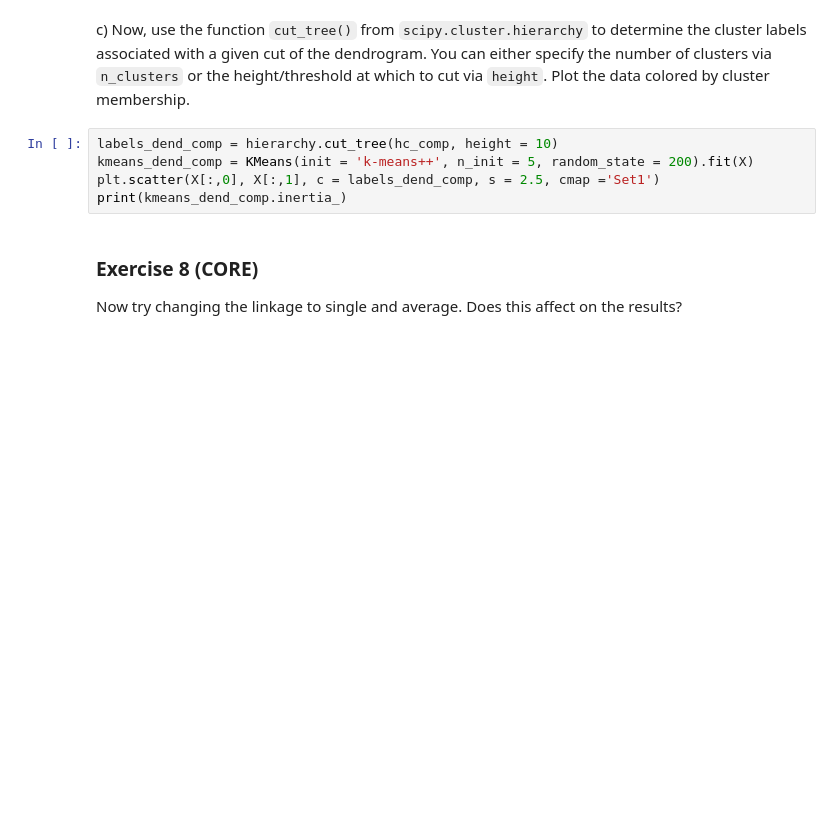
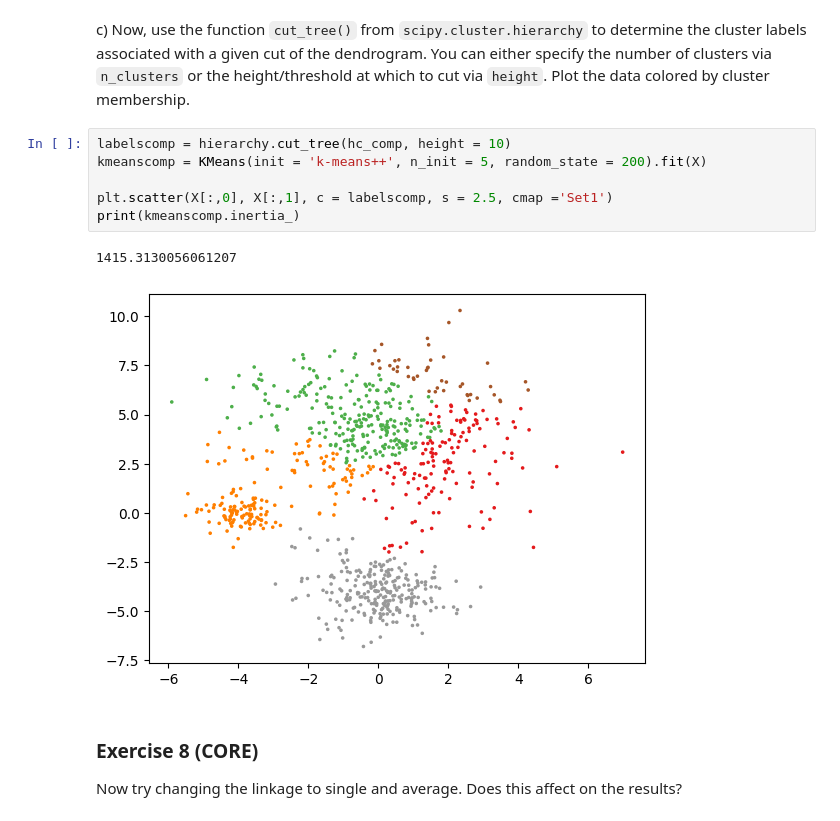
Before and after one commit to nikitajegorovs/MLiP, a Jupyter notebook: mlp_week03.ipynb, the cells around one changed output. Cells and saved outputs as stored; diff of their text form; blank space fills up the shorter version.

```diff
--- a/mlp_week03.ipynb
+++ b/mlp_week03.ipynb
@@ -312,10 +312,14 @@ plt.show()
 # %% [markdown]
 c) Now, use the function `cut_tree()` from `scipy.cluster.hierarchy` to determine the cluster labels associated with a given cut of the dendrogram. You can either specify the number of clusters via `n_clusters` or the height/threshold at which to cut via `height`. Plot the data colored by cluster membership.
 # %%
-labels_dend_comp = hierarchy.cut_tree(hc_comp, height = 10)
-kmeans_dend_comp = KMeans(init = 'k-means++', n_init = 5, random_state = 200).fit(X)
-plt.scatter(X[:,0], X[:,1], c = labels_dend_comp, s = 2.5, cmap ='Set1')
-print(kmeans_dend_comp.inertia_)
+labelscomp = hierarchy.cut_tree(hc_comp, height = 10)
+kmeanscomp = KMeans(init = 'k-means++', n_init = 5, random_state = 200).fit(X)
+
+plt.scatter(X[:,0], X[:,1], c = labelscomp, s = 2.5, cmap ='Set1')
+print(kmeanscomp.inertia_)
+# %% [output]
+1415.3130056061207
+[figure, added]
 # %% [markdown]
 ###  Exercise 8 (CORE)
 
```
Also changed, not shown: parts of 10 cells of this notebook.
